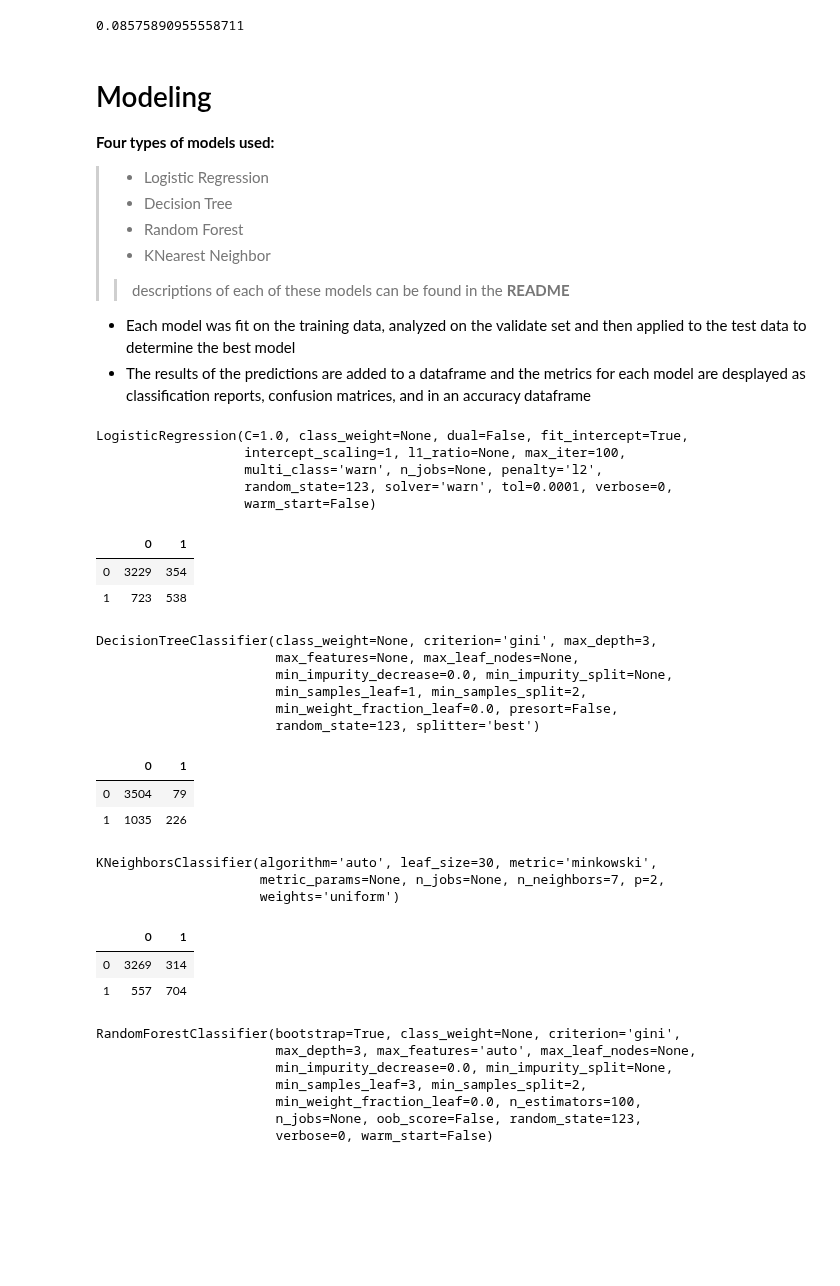
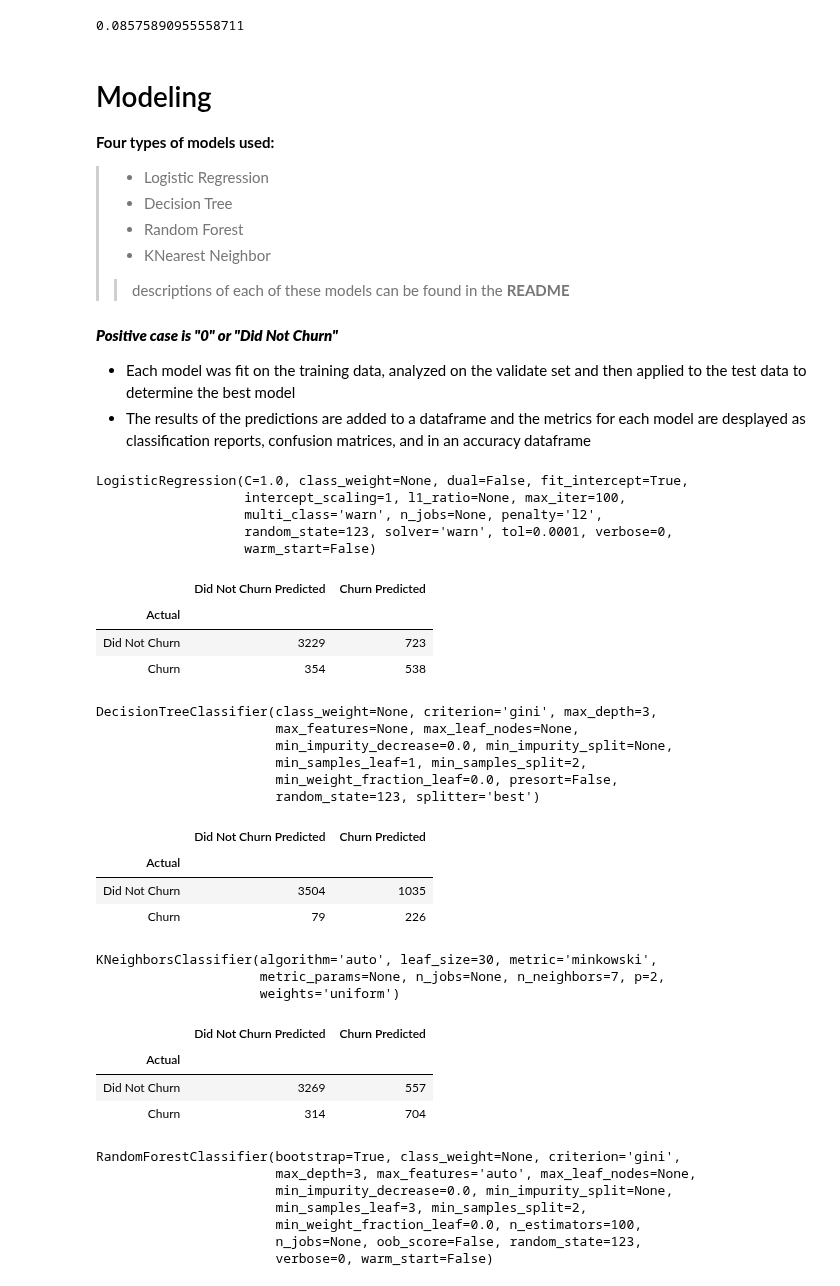
Before and after one commit to Corn-Shipps/predicting_telco_churn, a Jupyter notebook: predicting_telco_churn_final_report.ipynb, the cells around one changed output. Drawn from its saved outputs; the diff is of its cells as text; code cells hidden in the pictures; blank space fills up the shorter version.

Commit message:
Added vizualization of model performance and labels to confusion matrices

```diff
--- a/predicting_telco_churn_final_report.ipynb
+++ b/predicting_telco_churn_final_report.ipynb
@@ -538,6 +538,8 @@ __Four types of models used:__
 >- KNearest Neighbor
 >> descriptions of each of these models can be found in the __README__
 
+#### __*Positive case is "0" or "Did Not Churn"*__
+
 - Each model was fit on the training data, analyzed on the validate set and then applied to the test data to determine the best model
 - The results of the predictions are added to a dataframe and the metrics for each model are desplayed as classification reports, confusion matrices, and in an accuracy dataframe
 # %%
@@ -563,11 +565,20 @@ LogisticRegression(C=1.0, class_weight=None, dual=False, fit_intercept=True,
 # %%
 # creating our confusion matrix
 y_pred = logit.predict(X_train)
 pd.DataFrame(confusion_matrix(y_train, y_pred))
+
+#code to label matrix
+labels = ['Did Not Churn', 'Churn']
+predicted_labels = [name + " Predicted" for name in labels ]
+
+conf = pd.DataFrame(confusion_matrix(y_pred, y_train), index=labels, columns=[predicted_labels])
+conf.index.name = "Actual"
+conf
 # %% [output]
-|  | 0 | 1 |
-| 0 | 3229 | 354 |
-| 1 | 723 | 538 |
+|  | Did Not Churn Predicted | Churn Predicted |
+| Actual |  |  |
+| Did Not Churn | 3229 | 723 |
+| Churn | 354 | 538 |
 # %%
 # fitting our data to our Decision Tree model
 clf = DecisionTreeClassifier(criterion='gini', max_depth=3, random_state=123)
@@ -583,10 +594,19 @@ DecisionTreeClassifier(class_weight=None, criterion='gini', max_depth=3,
 # creating our confusion matrix
 y_pred = clf.predict(X_train)
 pd.DataFrame(confusion_matrix(y_train, y_pred))
+
+#code to label matrix
+labels = ['Did Not Churn', 'Churn']
+predicted_labels = [name + " Predicted" for name in labels ]
+
+conf = pd.DataFrame(confusion_matrix(y_pred, y_train), index=labels, columns=[predicted_labels])
+conf.index.name = "Actual"
+conf
 # %% [output]
-|  | 0 | 1 |
-| 0 | 3504 | 79 |
-| 1 | 1035 | 226 |
+|  | Did Not Churn Predicted | Churn Predicted |
+| Actual |  |  |
+| Did Not Churn | 3504 | 1035 |
+| Churn | 79 | 226 |
 # %%
 # fitting our data to our KNearest Neighbors model
 knn = KNeighborsClassifier(n_neighbors=7)
@@ -595,14 +615,23 @@ knn.fit(X_train, y_train)
 KNeighborsClassifier(algorithm='auto', leaf_size=30, metric='minkowski',
                      metric_params=None, n_jobs=None, n_neighbors=7, p=2,
                      weights='uniform')
-# %%
-# creating our confusion matrix
-y_pred = knn.predict(X_train)
-pd.DataFrame(confusion_matrix(y_train, y_pred))
-# %% [output]
-|  | 0 | 1 |
-| 0 | 3269 | 314 |
-| 1 | 557 | 704 |
+# %%
+# creating our confusion matrix
+y_pred = knn.predict(X_train)
+pd.DataFrame(confusion_matrix(y_train, y_pred))
+#code to label matrix
+#code to label matrix
+labels = ['Did Not Churn', 'Churn']
+predicted_labels = [name + " Predicted" for name in labels ]
+
+conf = pd.DataFrame(confusion_matrix(y_pred, y_train), index=labels, columns=[predicted_labels])
+conf.index.name = "Actual"
+conf
+# %% [output]
+|  | Did Not Churn Predicted | Churn Predicted |
+| Actual |  |  |
+| Did Not Churn | 3269 | 557 |
+| Churn | 314 | 704 |
 # %%
 # fitting our data to our random forest model
 rf = RandomForestClassifier(bootstrap=True,
```
Also changed, not shown: parts of 5 cells of this notebook.
